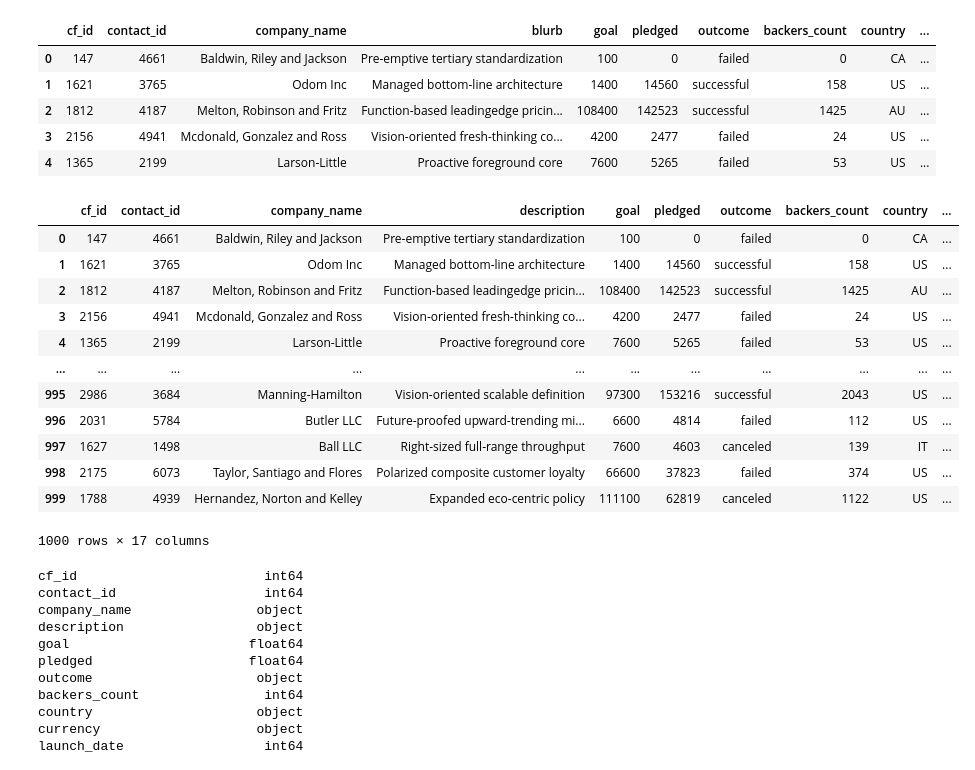
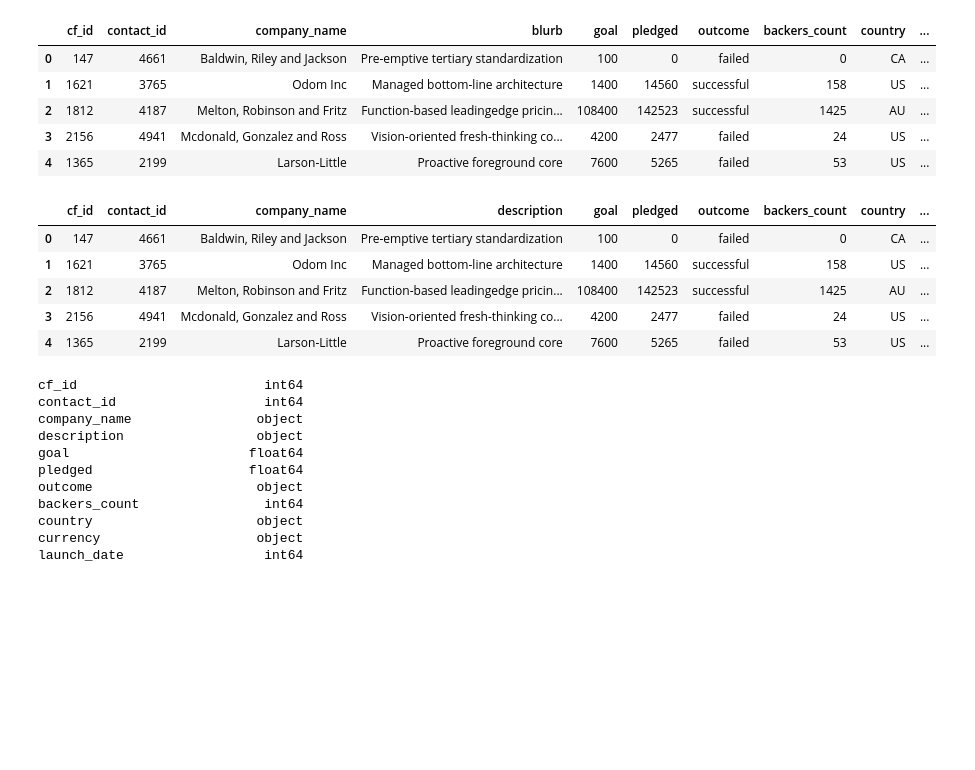
Before and after one commit to stephanielabelle/ETL_Crowdfunding, a Jupyter notebook: ETL_Mini_Project.ipynb, the cells around one changed output. Saved outputs shown, nothing was run; the diff lists cells and outputs as text; code cells hidden in the pictures; blank space fills up the shorter version.

```diff
--- a/ETL_Mini_Project.ipynb
+++ b/ETL_Mini_Project.ipynb
@@ -60,6 +61,8 @@ Index(['cf_id', 'contact_id', 'company_name', 'blurb', 'goal', 'pledged',
       dtype='object')
 # %%
 # Assign the category and subcategory values to category and subcategory columns.
+crowdfunding_info_df[["category", "subcategory"]] = crowdfunding_info_df['category & sub-category'].str.split(pat = "/", expand=True)
+crowdfunding_info_df.head()
 # %% [output]
 |  | cf_id | contact_id | company_name | blurb | goal | pledged | outcome | backers_count | country | ... |
 | 0 | 147 | 4661 | Baldwin, Riley and Jackson | Pre-emptive tertiary standardization | 100 | 0 | failed | 0 | CA | ... |
@@ -136,21 +173,14 @@ campaign_df.head()
 # %%
 # Rename the blurb, launched_at, and deadline columns.
 campaign_df = campaign_df.rename(columns={'blurb':'description', 'launched_at':'launch_date', 'deadline':'end_date'})
-campaign_df
+campaign_df.head()
 # %% [output]
 |  | cf_id | contact_id | company_name | description | goal | pledged | outcome | backers_count | country | ... |
 | 0 | 147 | 4661 | Baldwin, Riley and Jackson | Pre-emptive tertiary standardization | 100 | 0 | failed | 0 | CA | ... |
 | 1 | 1621 | 3765 | Odom Inc | Managed bottom-line architecture | 1400 | 14560 | successful | 158 | US | ... |
 | 2 | 1812 | 4187 | Melton, Robinson and Fritz | Function-based leadingedge pricin... | 108400 | 142523 | successful | 1425 | AU | ... |
 | 3 | 2156 | 4941 | Mcdonald, Gonzalez and Ross | Vision-oriented fresh-thinking co... | 4200 | 2477 | failed | 24 | US | ... |
 | 4 | 1365 | 2199 | Larson-Little | Proactive foreground core | 7600 | 5265 | failed | 53 | US | ... |
-| ... | ... | ... | ... | ... | ... | ... | ... | ... | ... | ... |
-| 995 | 2986 | 3684 | Manning-Hamilton | Vision-oriented scalable definition | 97300 | 153216 | successful | 2043 | US | ... |
-| 996 | 2031 | 5784 | Butler LLC | Future-proofed upward-trending mi... | 6600 | 4814 | failed | 112 | US | ... |
-| 997 | 1627 | 1498 | Ball LLC | Right-sized full-range throughput | 7600 | 4603 | canceled | 139 | IT | ... |
-| 998 | 2175 | 6073 | Taylor, Santiago and Flores | Polarized composite customer loyalty | 66600 | 37823 | failed | 374 | US | ... |
-| 999 | 1788 | 4939 | Hernandez, Norton and Kelley | Expanded eco-centric policy | 111100 | 62819 | canceled | 1122 | US | ... |
-1000 rows × 17 columns
 # %%
 # Convert the goal and pledged columns to a `float` data type.
 campaign_df = campaign_df.astype({"goal": float, "pledged": float})
```
Also changed, not shown: parts of 32 cells of this notebook, 4 other files.
